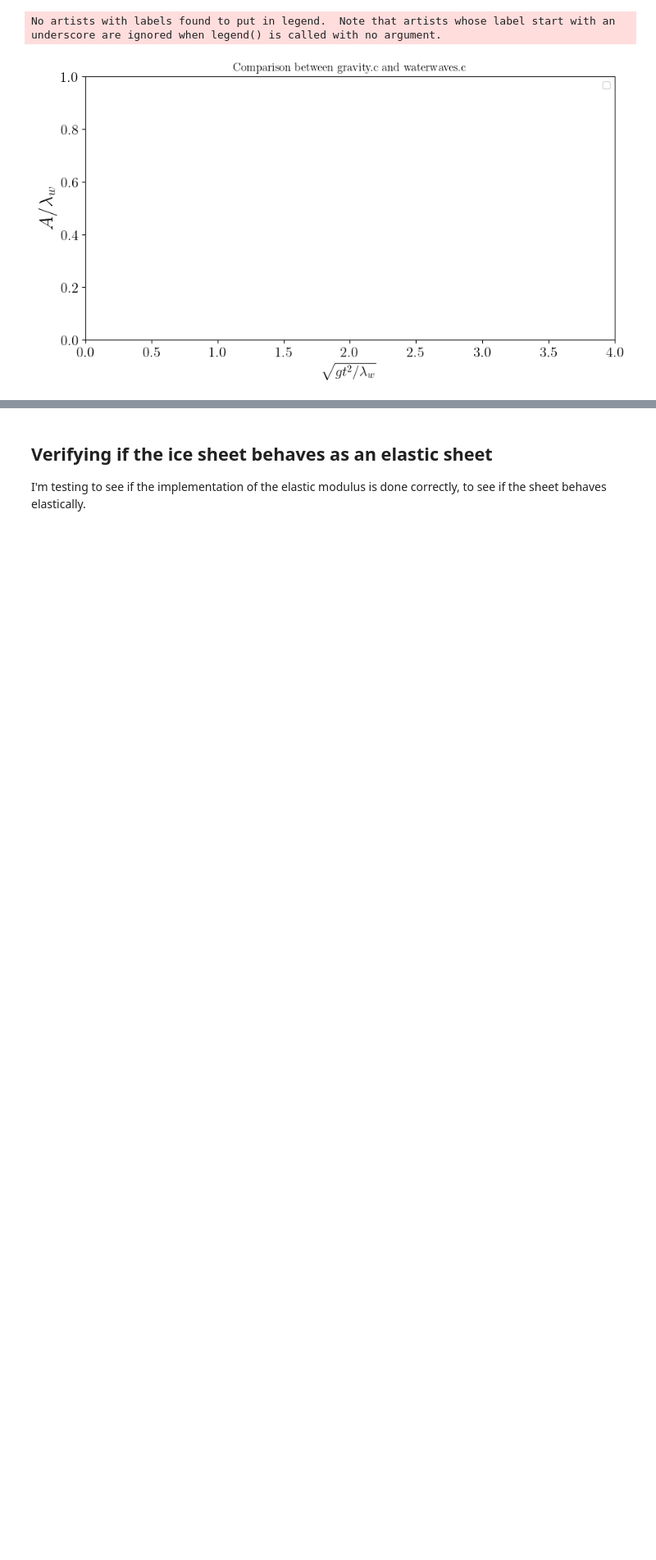
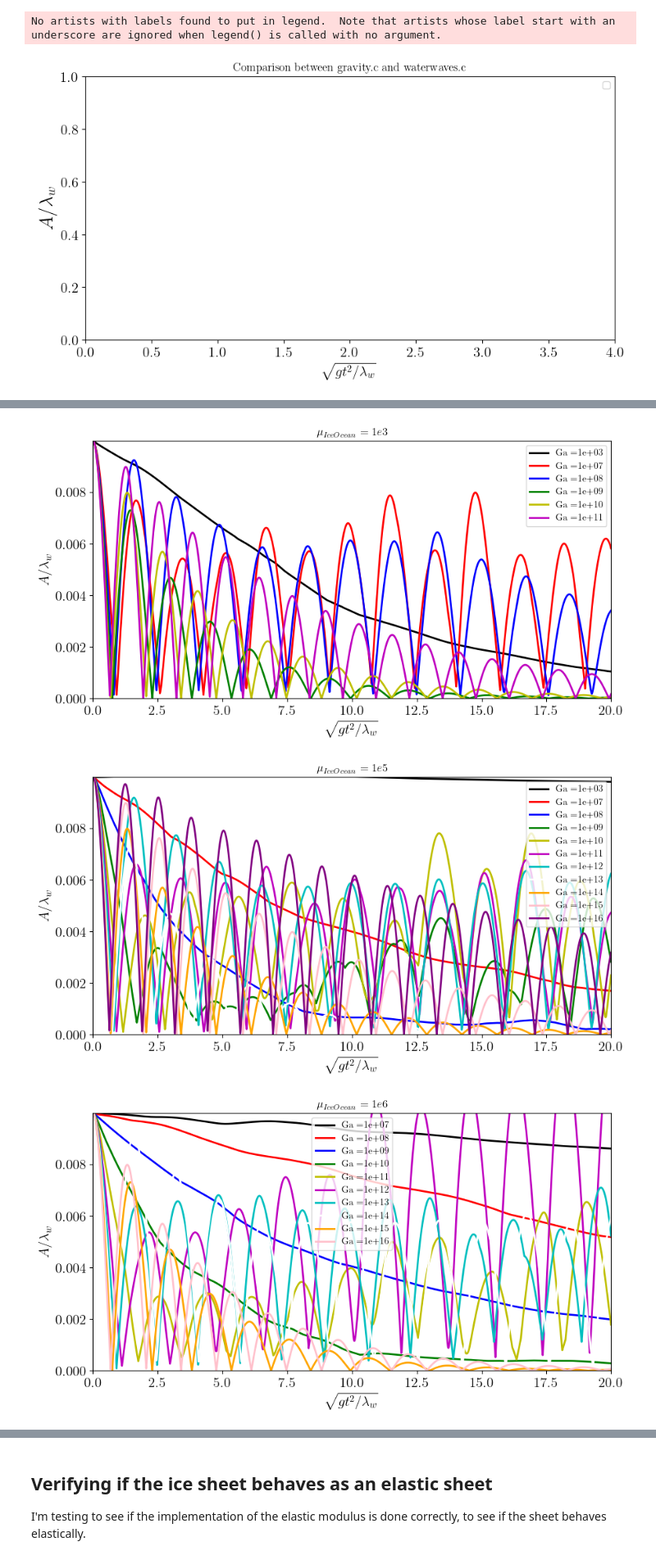
Before and after one commit to comphy-lab/IceHydrodynamics, a Jupyter notebook: TestCases/testAmplitude.ipynb, the cells around one changed output, grey strips where cells are left out. Shown at 82% size. Cells and saved outputs as stored; diff of their text form; code cells hidden in the pictures; blank space fills up the shorter version.

```diff
--- a/TestCases/testAmplitude.ipynb
+++ b/TestCases/testAmplitude.ipynb
@@ -85,0 +132,70 @@ Using code from the ice as a purely viscous layer, I'm plotting the amplitude fo
+# %%
+#Initialize variables
+colors = ['k', 'r', 'b', 'g', 'y', 'm', 'c', 'w', 'orange', 'pink', 'purple', 'brown', 'lime', 'teal']
+
+#Function that extracts Amplitude data from ViscousOilonWaterWaves.c, numbered folders, and plots the
+#amplitude of both interfaces as a function of time for different Ga
+def plot_Ga (Ga,folders,string):
+    fig, ax = plt.subplots(1, 1, figsize=(10,5))
+    for i in range(len(folders)):
+        A0_Ocean, A0_Ice, t, AmpOcean, AmpIce = read_extract(f'/mnt/Valentin/ViscousOilOnWaterWaves_/{folders[i]}/amplitude.dat')
+        #ax.plot(t, AmpOcean, colors[i], lw=2, label='Ga ='+str(Ga[i]))
+        ax.plot(t, AmpIce, colors[i], lw=2, label='Ga =' + '{:.0e}'.format(Ga[i]))
+        ax.set_xlabel(r'$\sqrt{gt^2/\lambda_w}$', fontsize=15)
+        ax.set_ylabel(r'$A/\lambda_w$', fontsize=15)
+        ax.tick_params(axis='both', which='major', labelsize=15)
+        ax.set_xlim([0., 20])
+        ax.set_ylim([0., A0_Ice])
+        ax.legend()
+    plt.title(string)
+    plt.savefig(string)
+    plt.show()
+
+#mu = 1e3
+Ga = [1e3, 1e7, 1e8, 1e9, 1e10, 1e11]
+folder = [2004, 2026, 2037, 2048, 2059, 2070] # !!!! you need to give this to every function
+plot_Ga(Ga,folder,"$\mu_{IceOcean}=1e3$")
+
+#mu = 1e5
+Ga = [1e3, 1e7, 1e8, 1e9, 1e10, 1e11, 1e12, 1e13, 1e14, 1e15, 1e16]
+folder = [2006,2028,2039,2050,2061,2072,2083,2097,2111,2125,2139]
+plot_Ga(Ga,folder,"$\mu_{IceOcean}=1e5$")
+
+#mu = 1e6
+Ga = [1e7, 1e8, 1e9, 1e10, 1e11, 1e12, 1e13, 1e14, 1e15, 1e16]
+folder = [2029,2040,2051,2062,2073,2084,2098,2112,2126,2140]
+plot_Ga(Ga,folder,"$\mu_{IceOcean}=1e6$")
+
+#mu = 1e7
+Ga = [1e7, 1e8, 1e9, 1e10, 1e11, 1e12, 1e13, 1e14, 1e15, 1e16]
+folder = [2030,2041,2052,2063,2074,2085,2099,2113,2127,2141]
+plot_Ga(Ga,folder,"$\mu_{IceOcean}=1e7$")
+
+#mu = 1e8
+Ga = [1e7, 1e8, 1e9, 1e10, 1e11, 1e12, 1e13, 1e14, 1e15, 1e16]
+folder = [2031,2042,2053,2064,2075,2086,2100,2114,2128,2142]
+plot_Ga(Ga,folder,"$\mu_{IceOcean}=1e8$")
+
+#mu = 1e9
+Ga = [1e7, 1e8, 1e9, 1e10, 1e11, 1e12, 1e13, 1e14, 1e15, 1e16]
+folder = [2032,2043,2054,2065,2076,2087,2101,2115,2129,2143]
+plot_Ga(Ga,folder,"$\mu_{IceOcean}=1e9$")
+
+#mu = 1e10
+Ga = [1e7, 1e8, 1e9, 1e10, 1e11, 1e12, 1e13, 1e14, 1e15, 1e16]
+folder = [2033,2044,2055,2066,2077,2088,2102,2116,2130,2144]
+plot_Ga(Ga,folder,"$\mu_{IceOcean}=1e10$")
+
+#mu = 1e11
+Ga = [1e7, 1e8, 1e9, 1e10, 1e11, 1e12, 1e13, 1e14, 1e15, 1e16]
+folder = [2034,2045,2056,2067,2078,2089,2103,2117,2131,2145]
+plot_Ga(Ga,folder,"$\mu_{IceOcean}=1e11$")
+
+#mu = 1e12
+Ga = [1e7, 1e8, 1e9, 1e10, 1e12, 1e13, 1e14, 1e15, 1e16]
+folder = [2035,2046,2057,2068,2090,2104,2118,2132,2146]
+plot_Ga(Ga,folder,"$\mu_{IceOcean}=1e12$")
+# %% [output]
+[figure, added]
+[figure, added]
+[figure, added]
```
Also changed, not shown: parts of 8 cells of this notebook.
